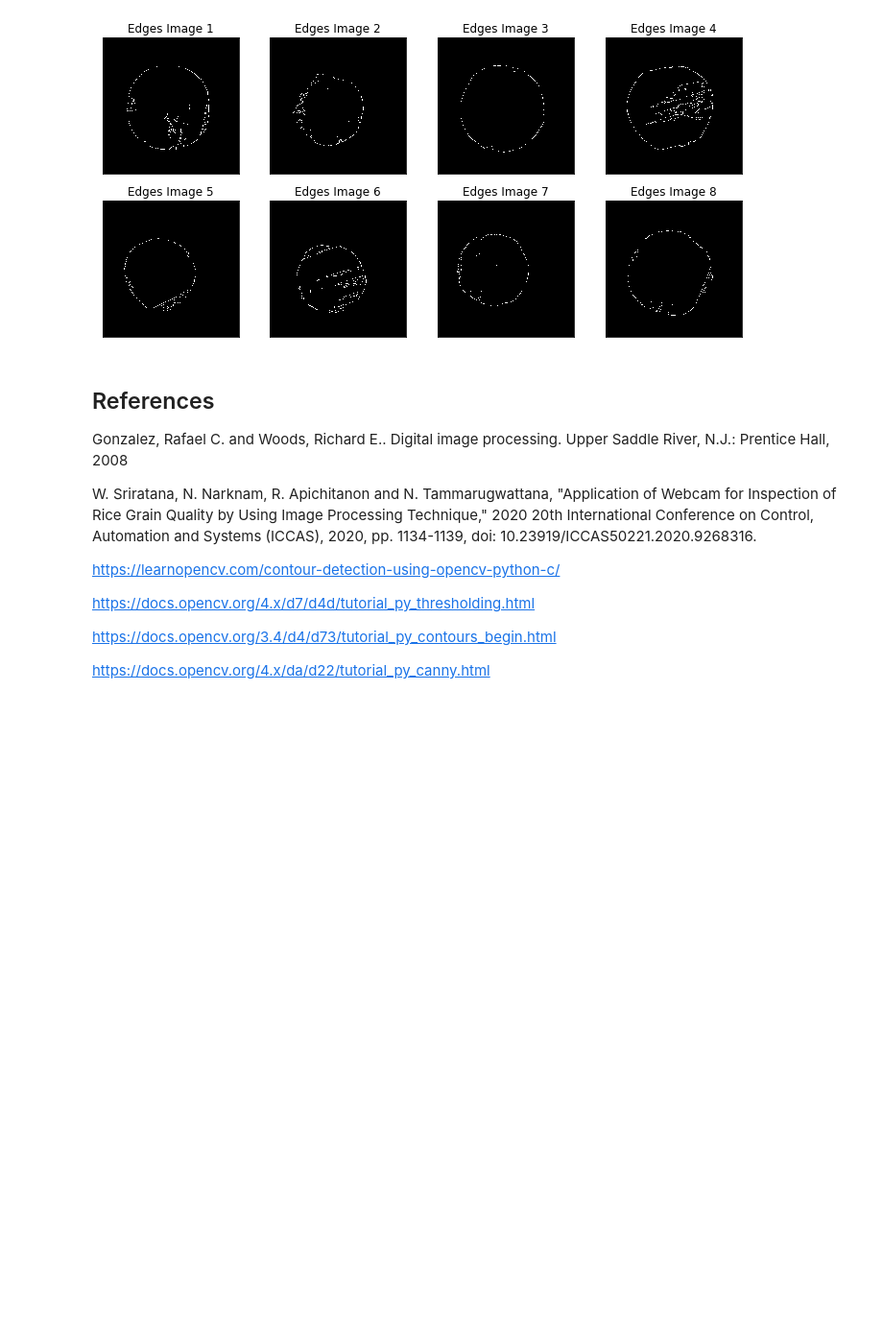
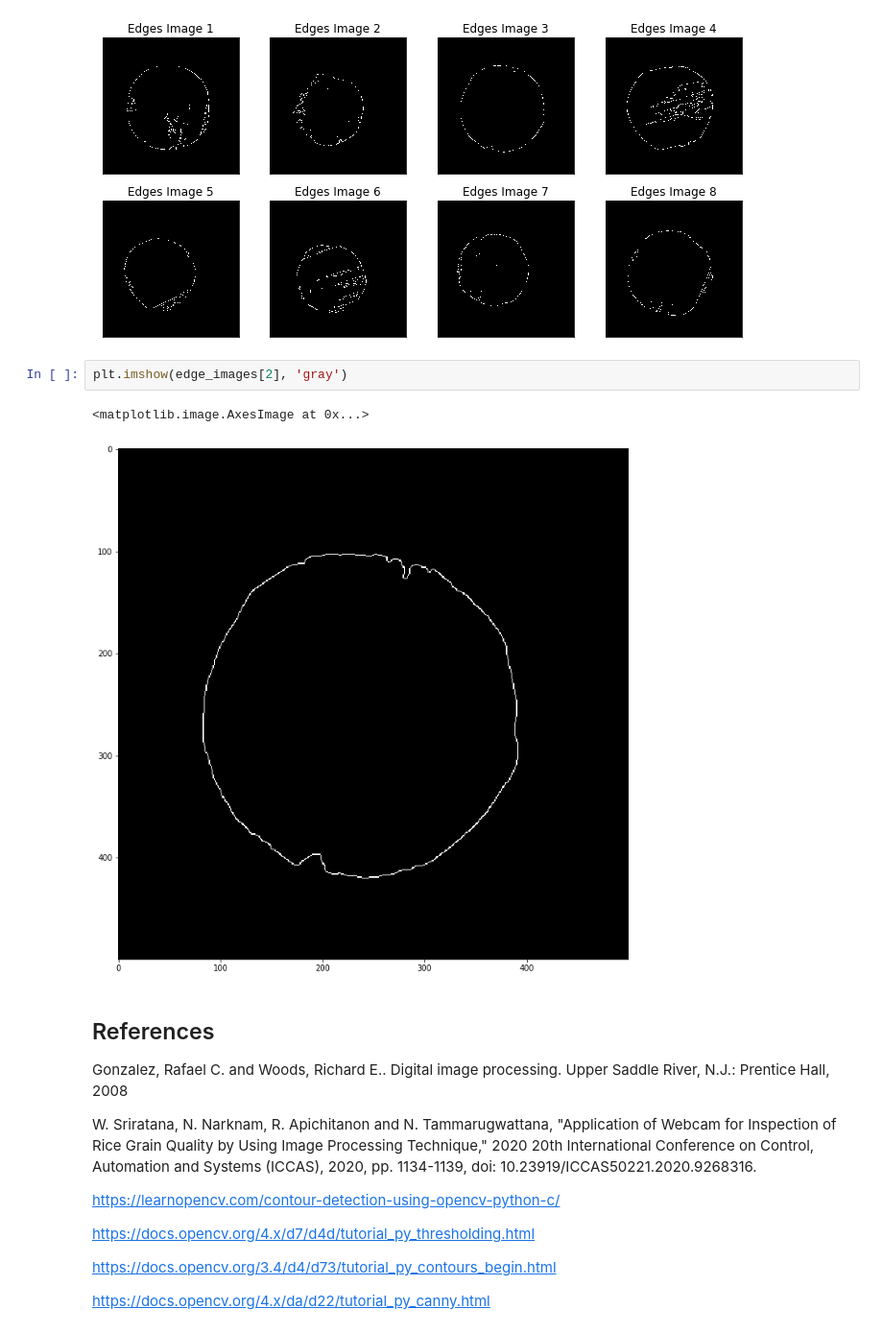
Before and after one commit to rad-mit/CS5102-Digital-Image-Processing-Project, a Jupyter notebook: Project/DIP_Project_2.ipynb, the cells around one changed output. Shown at 96% size. Cells and saved outputs as stored; diff of their text form; blank space fills up the shorter version.

```diff
--- a/Project/DIP_Project_2.ipynb
+++ b/Project/DIP_Project_2.ipynb
@@ -173,6 +173,11 @@ for i in range(len(otsu_images)):
 #len(otsu_images)
 # %% [output]
 [figure]
+# %%
+plt.imshow(edge_images[2], 'gray')
+# %% [output]
+<matplotlib.image.AxesImage at 0x...>
+[figure, added]
 # %% [markdown]
 ## References
 
```
